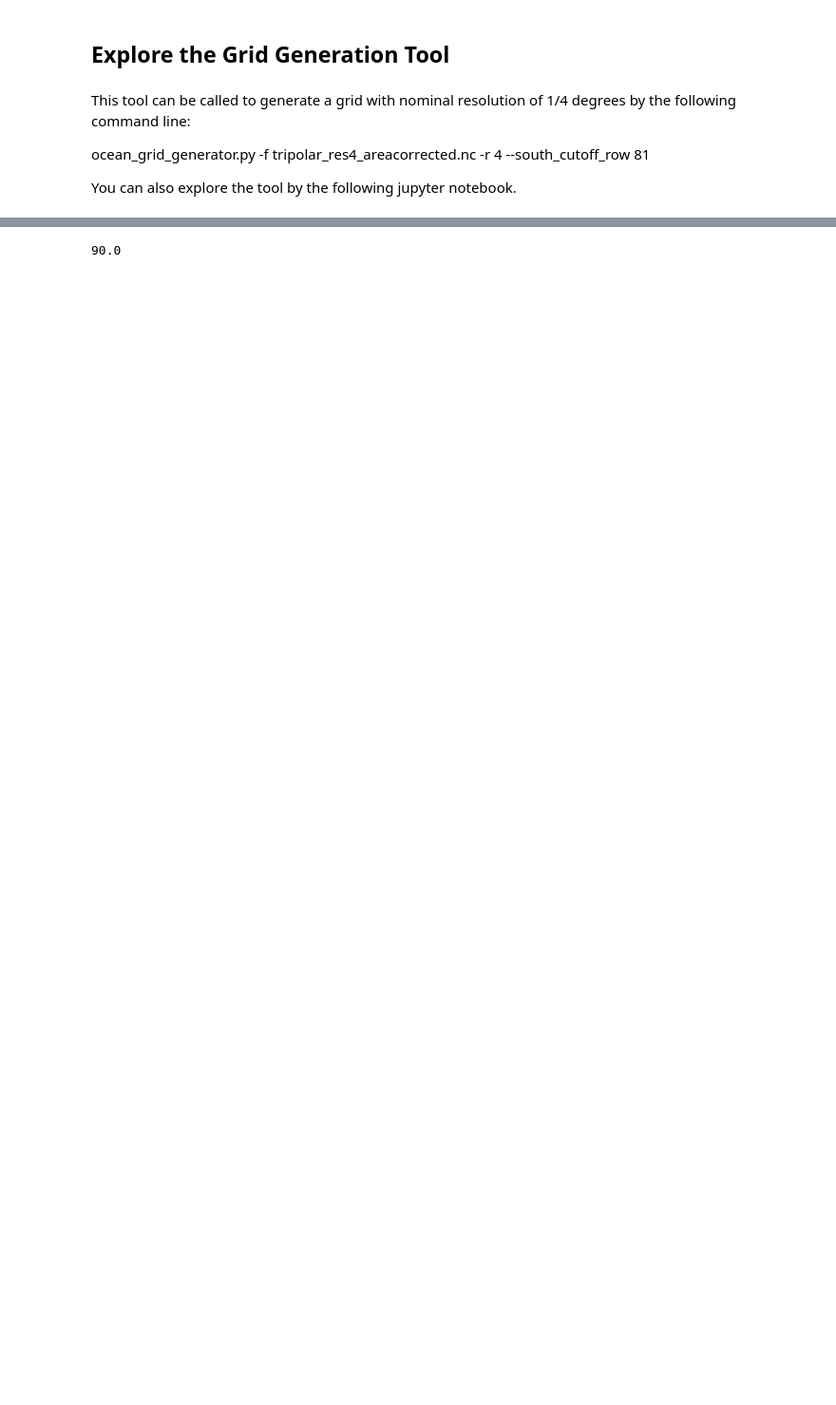
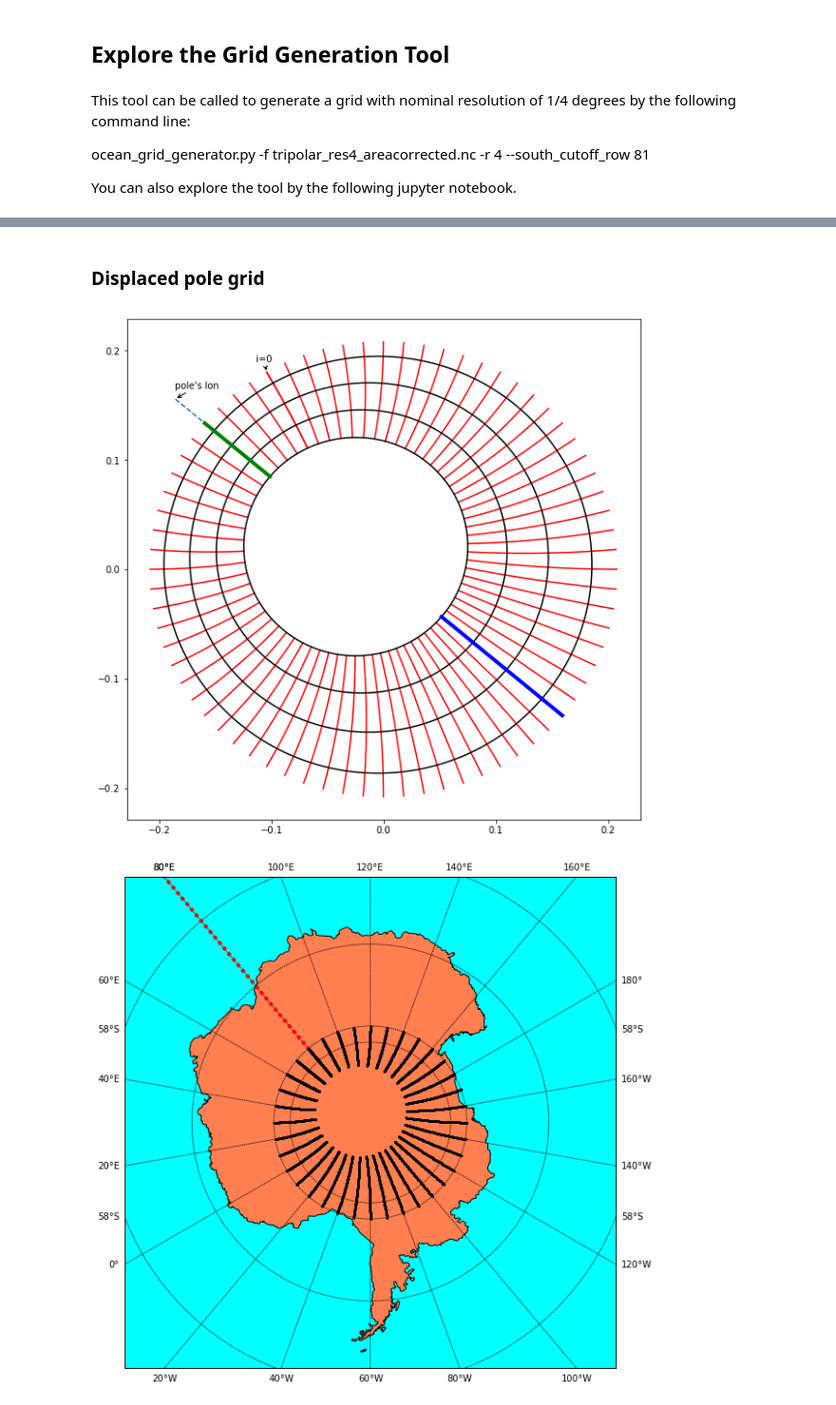
Before and after one commit to nikizadehgfdl/grid_generation, a Jupyter notebook: ocean_grid_generator_guide.ipynb, the cells around one changed output, grey strips where cells are left out. Shown at 95% size. Drawn from its saved outputs; the diff is of its cells as text; code cells hidden in the pictures; blank space fills up the shorter version.

```diff
--- a/ocean_grid_generator_guide.ipynb
+++ b/ocean_grid_generator_guide.ipynb
@@ -637,4 +614,8 @@ plot_mesh_in_xyz(lamMerc,phiMerc, stride=30, upperlat=-60,newfig=False)
-# %%
-phiBP[-1,2880//4]
-# %% [output]
-90.0
+# %% [markdown]
+### Displaced pole grid
+# %%
+ogg.displacedPoleCap_plot (lamSC,phiSC,lon0,lon_dp,lat0_SO, stride=int(refineR*10),block=True)
+ogg.displacedPoleCap_plot2(lamSC,phiSC,lon0,lon_dp,lat0_SO, stride=int(refineR*10),block=True)
+# %% [output]
+[figure, added]
+[figure, added]
```
Also changed, not shown: parts of 15 cells of this notebook, 2 other files.
